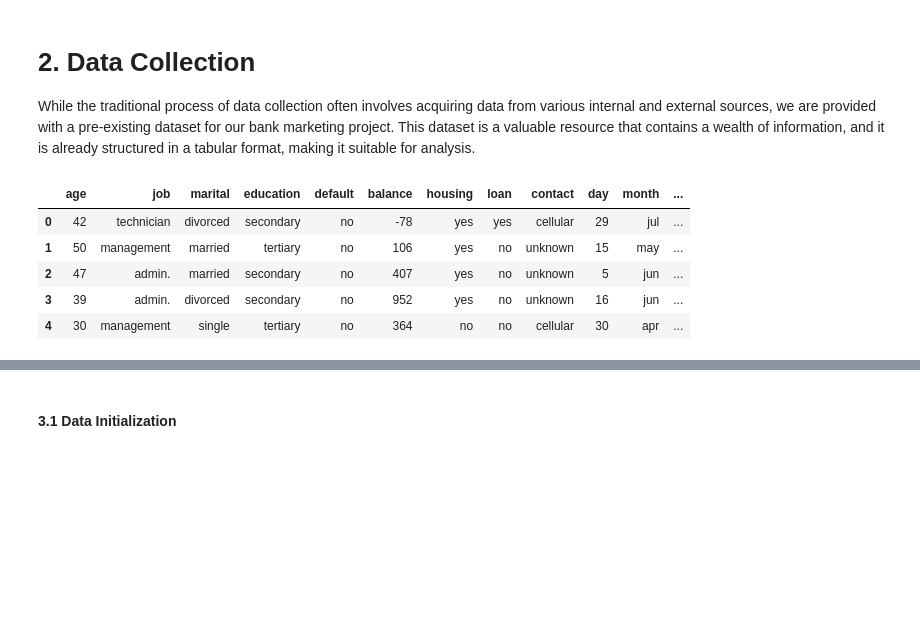
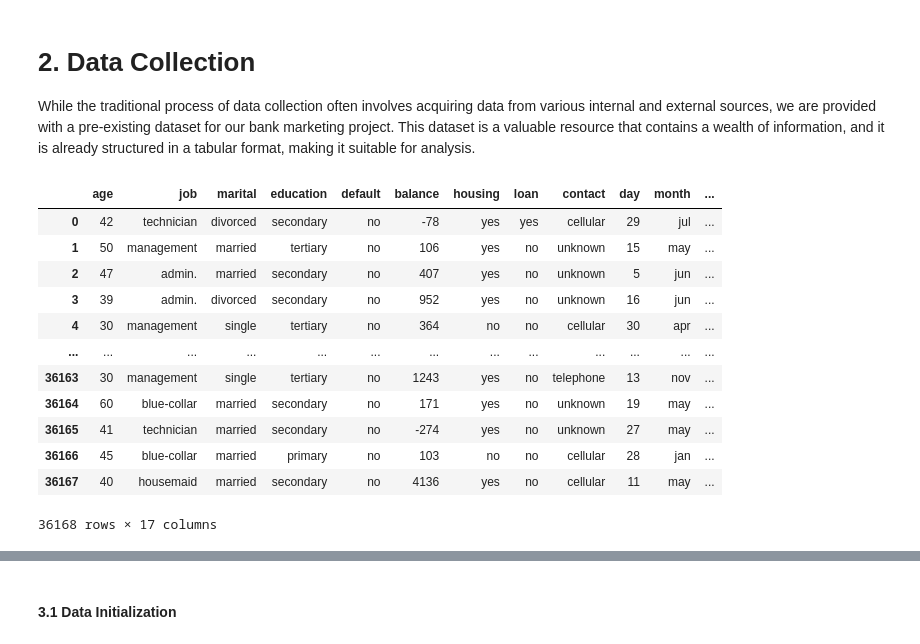
Before and after one commit to yikchungchan/DSA-5101-P1, a Jupyter notebook: DSA5101_project.ipynb, the cells around one changed output, grey strips where cells are left out. Saved outputs shown, nothing was run; the diff lists cells and outputs as text; code cells hidden in the pictures; blank space fills up the shorter version.

```diff
--- a/DSA5101_project.ipynb
+++ b/DSA5101_project.ipynb
@@ -46,21 +50,32 @@ While the traditional process of data collection often involves acquiring data f
 # %%
 import numpy as np
 import pandas as pd
 
 #import the training and test data
 url_train = "https://raw.githubusercontent.com/yikchungchan/DSA-5101-P1/main/traininingdata.txt"
 url_test = "https://raw.githubusercontent.com/yikchungchan/DSA-5101-P1/main/testdata.txt"
 
 # assign data to pandas DataFrame
 df_train = pd.read_csv(url_train, sep=';')
 df_test = pd.read_csv(url_test, sep=';')
 
-df_train.head()
+# assign the training dataframe to `df`
+df = df_train
+
+# print df
+df
 # %% [output]
 |  | age | job | marital | education | default | balance | housing | loan | contact | day | month | ... |
 | 0 | 42 | technician | divorced | secondary | no | -78 | yes | yes | cellular | 29 | jul | ... |
 | 1 | 50 | management | married | tertiary | no | 106 | yes | no | unknown | 15 | may | ... |
 | 2 | 47 | admin. | married | secondary | no | 407 | yes | no | unknown | 5 | jun | ... |
 | 3 | 39 | admin. | divorced | secondary | no | 952 | yes | no | unknown | 16 | jun | ... |
 | 4 | 30 | management | single | tertiary | no | 364 | no | no | cellular | 30 | apr | ... |
+| ... | ... | ... | ... | ... | ... | ... | ... | ... | ... | ... | ... | ... |
+| 36163 | 30 | management | single | tertiary | no | 1243 | yes | no | telephone | 13 | nov | ... |
+| 36164 | 60 | blue-collar | married | secondary | no | 171 | yes | no | unknown | 19 | may | ... |
+| 36165 | 41 | technician | married | secondary | no | -274 | yes | no | unknown | 27 | may | ... |
+| 36166 | 45 | blue-collar | married | primary | no | 103 | no | no | cellular | 28 | jan | ... |
+| 36167 | 40 | housemaid | married | secondary | no | 4136 | yes | no | cellular | 11 | may | ... |
+36168 rows × 17 columns
 # %%
```
Also changed, not shown: parts of 20 cells of this notebook.
